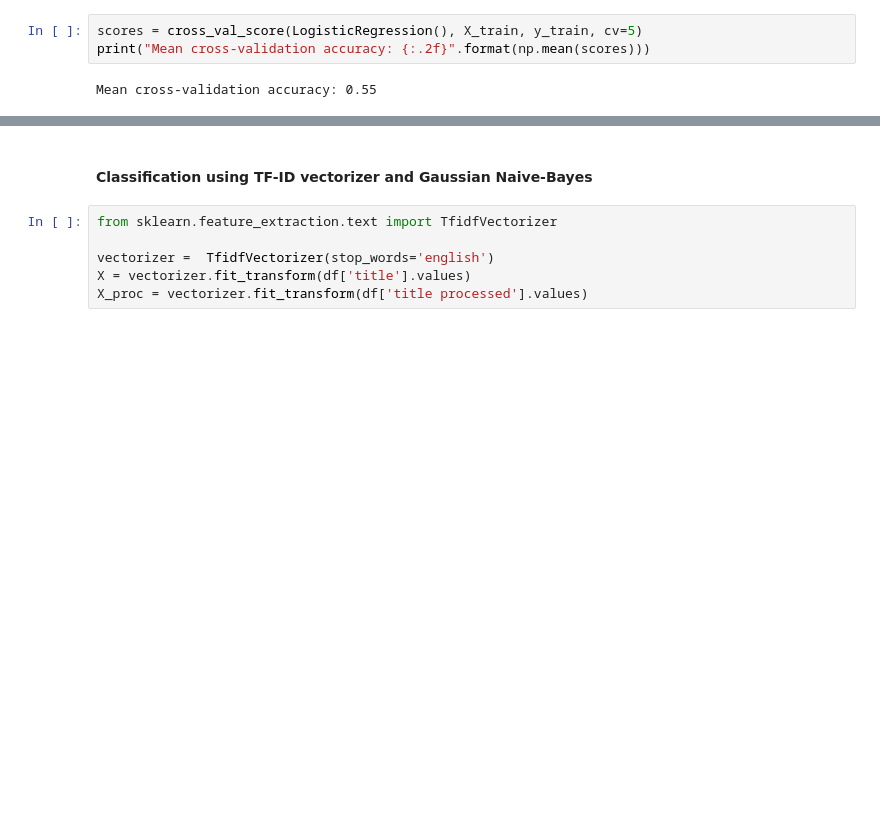
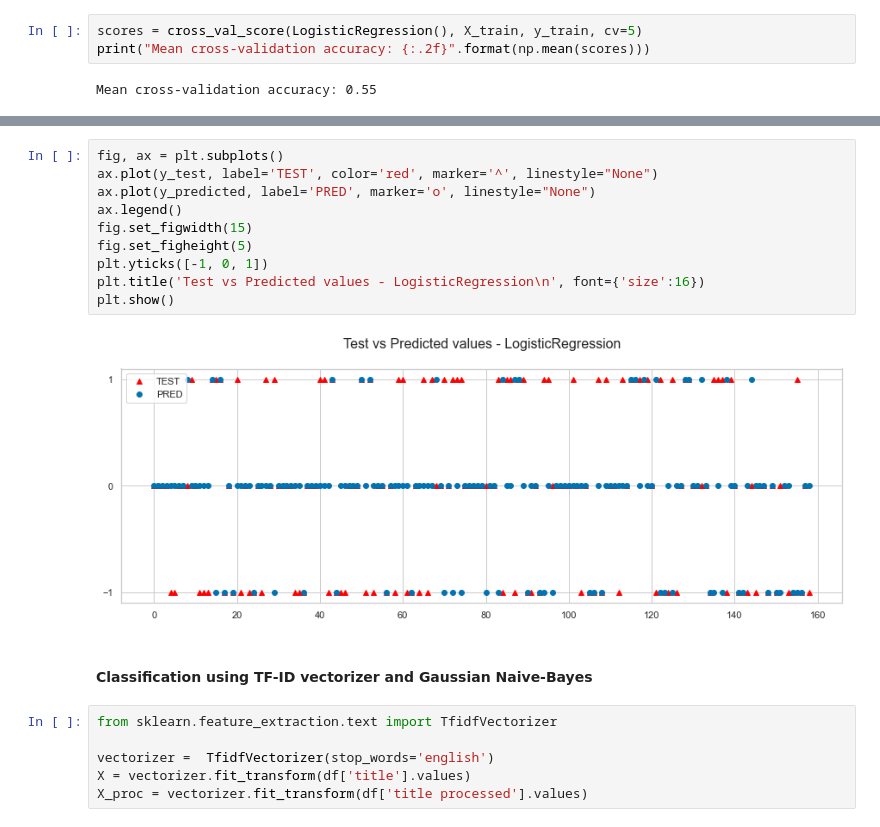
Before and after one commit to sbs23006/Analysis-of-Irish-Construction-Sector, a Jupyter notebook: Sentiment Analysis.ipynb, the cells around one changed output, grey strips where cells are left out. Cells and saved outputs as stored; diff of their text form; blank space fills up the shorter version.

```diff
--- a/Sentiment Analysis.ipynb
+++ b/Sentiment Analysis.ipynb
@@ -367,3 +389,15 @@ Test score: 0.53
+# %%
+fig, ax = plt.subplots()
+ax.plot(y_test, label='TEST', color='red', marker='^', linestyle="None")
+ax.plot(y_predicted, label='PRED', marker='o', linestyle="None")
+ax.legend()
+fig.set_figwidth(15)
+fig.set_figheight(5)
+plt.yticks([-1, 0, 1])
+plt.title('Test vs Predicted values - LogisticRegression\n', font={'size':16})
+plt.show()
+# %% [output]
+[figure, added]
 # %% [markdown]
 #### Classification using TF-ID vectorizer and Gaussian Naive-Bayes
 # %%
```
Also changed, not shown: parts of 30 cells of this notebook, 2 other files.
